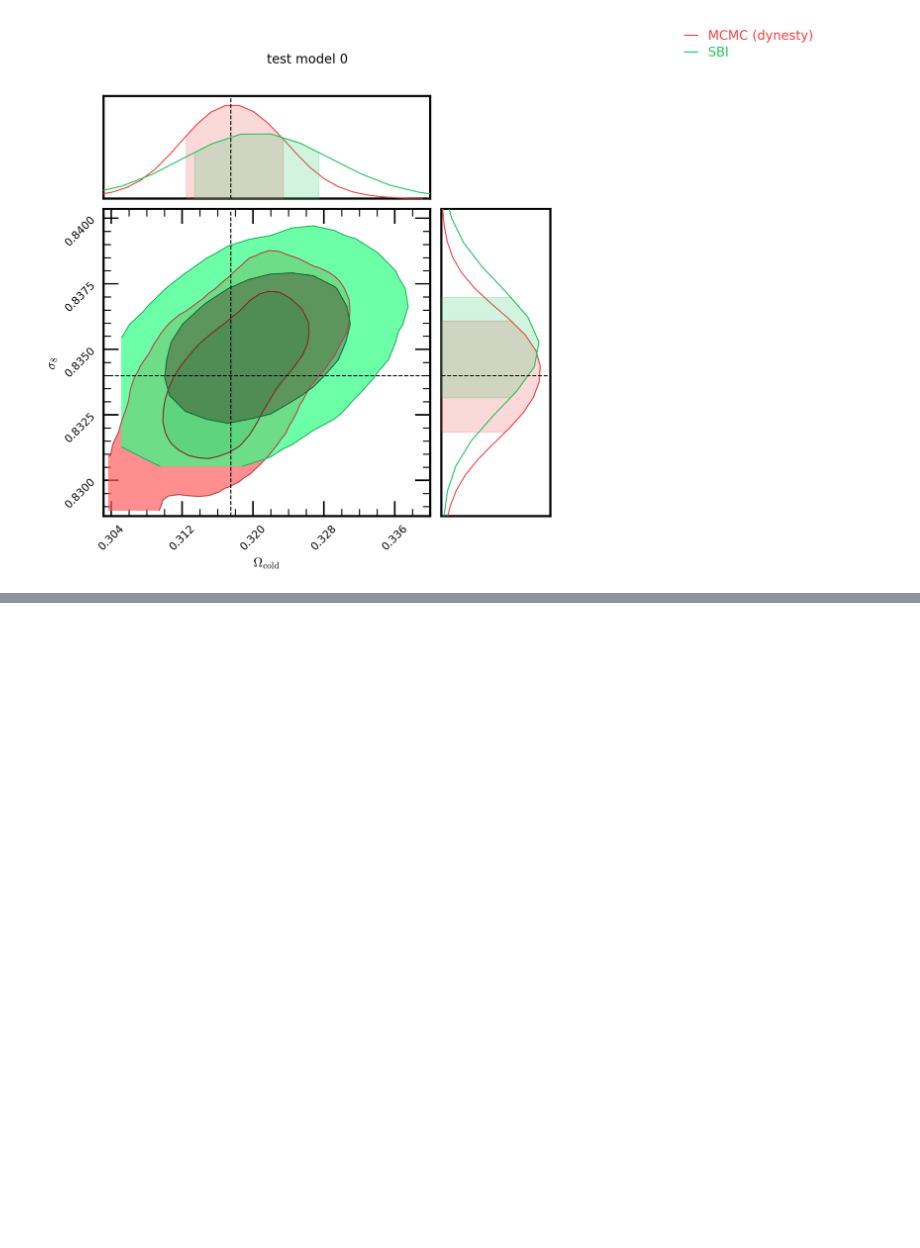
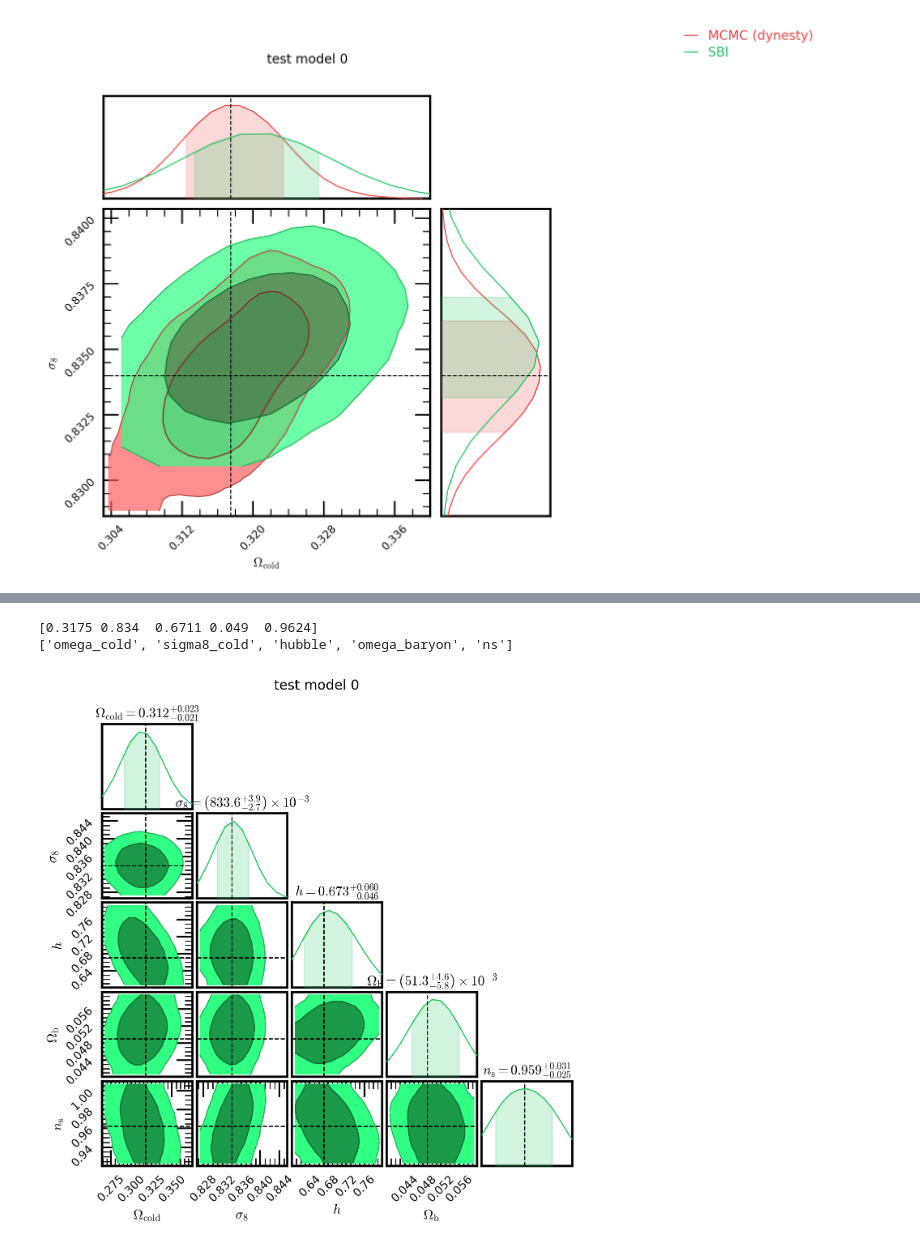
Before and after one commit to kstoreyf/muchisimocks, a Jupyter notebook: notebooks/2025-01-23_inference_emuPk.ipynb, the cells around one changed output, grey strips where cells are left out. Saved outputs shown, nothing was run; the diff lists cells and outputs as text; code cells hidden in the pictures; blank space fills up the shorter version.

```diff
--- a/notebooks/2025-01-23_inference_emuPk.ipynb
+++ b/notebooks/2025-01-23_inference_emuPk.ipynb
@@ -115,0 +181,35 @@ for idx_obs in [0]:
+# %%
+# TODO make these tags fill in w the tags above!
+inf_methods = [
+               #'dynesty',
+               'sbi'
+              ]
+tags_inf = [
+            #tag_inf,
+            tag_inf_sbi,
+            ]
+tags_test = [
+             #None,
+             '_emuPk_p5_n10000_b1000_p0_n1_boxsize1000_nrlzs1_noiseless'
+            ]
+
+labels_extra = [
+                '',
+                '',
+                ]
+colors = [utils.color_dict_methods[meth] for meth in inf_methods]
+#colors = ['#63E0CF', 'cyan', 'blue', '#2E3CA2']
+#colors[1] = 'purple'
+
+for idx_obs in [0]:
+    theta_obs_true = theta_test[idx_obs]
+    #theta_obs_true = theta_test
+    print(theta_obs_true)
+    print(param_names_vary)
+    plotter.plot_contours_inf(param_names_vary, idx_obs, theta_obs_true,
+                            inf_methods, tags_inf, tags_test=tags_test,
+                            colors=colors, labels_extra=labels_extra)
+# %% [output]
+[0.3175 0.834  0.6711 0.049  0.9624]
+['omega_cold', 'sigma8_cold', 'hubble', 'omega_baryon', 'ns']
+[figure, added]
```
Also changed, not shown: parts of 9 cells of this notebook, 5 other files.
